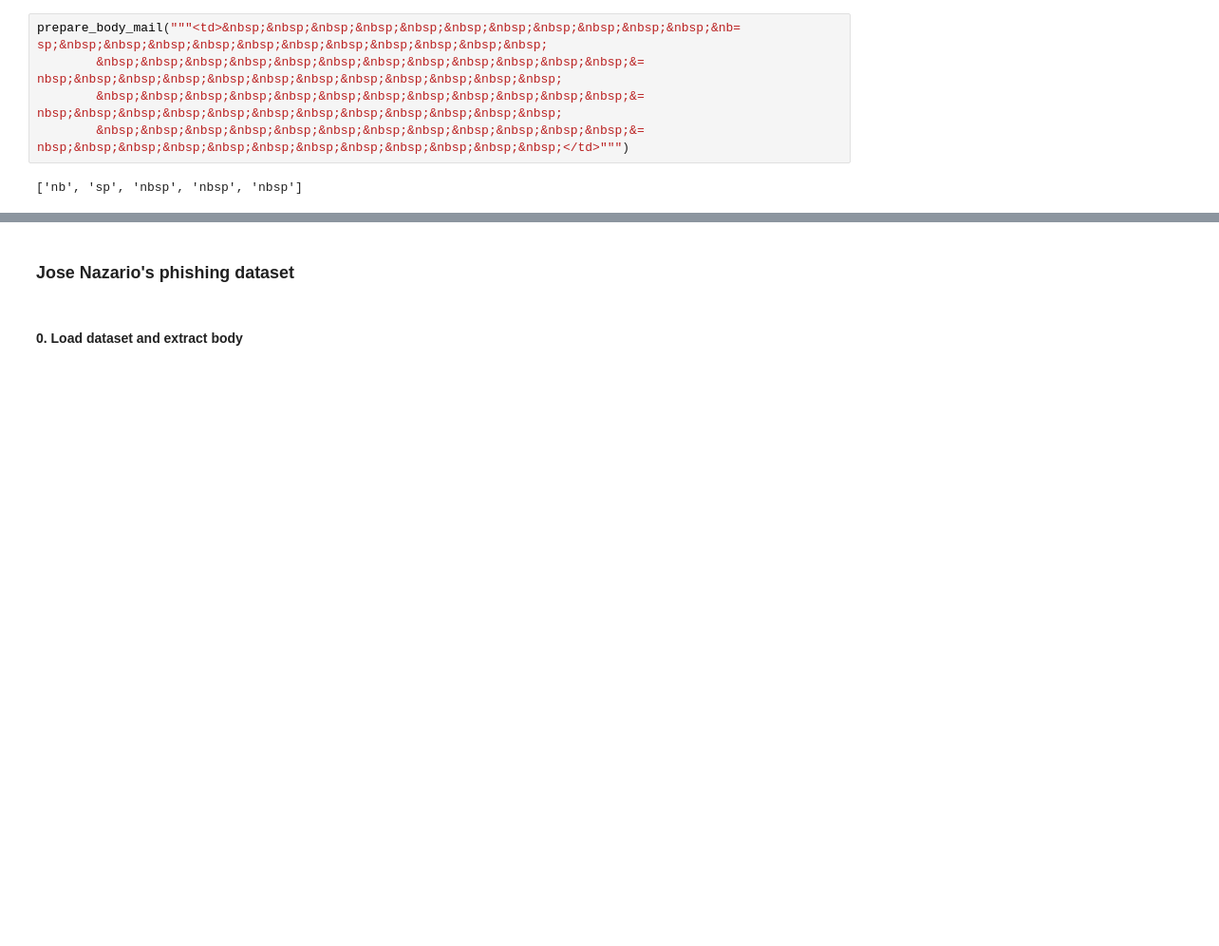
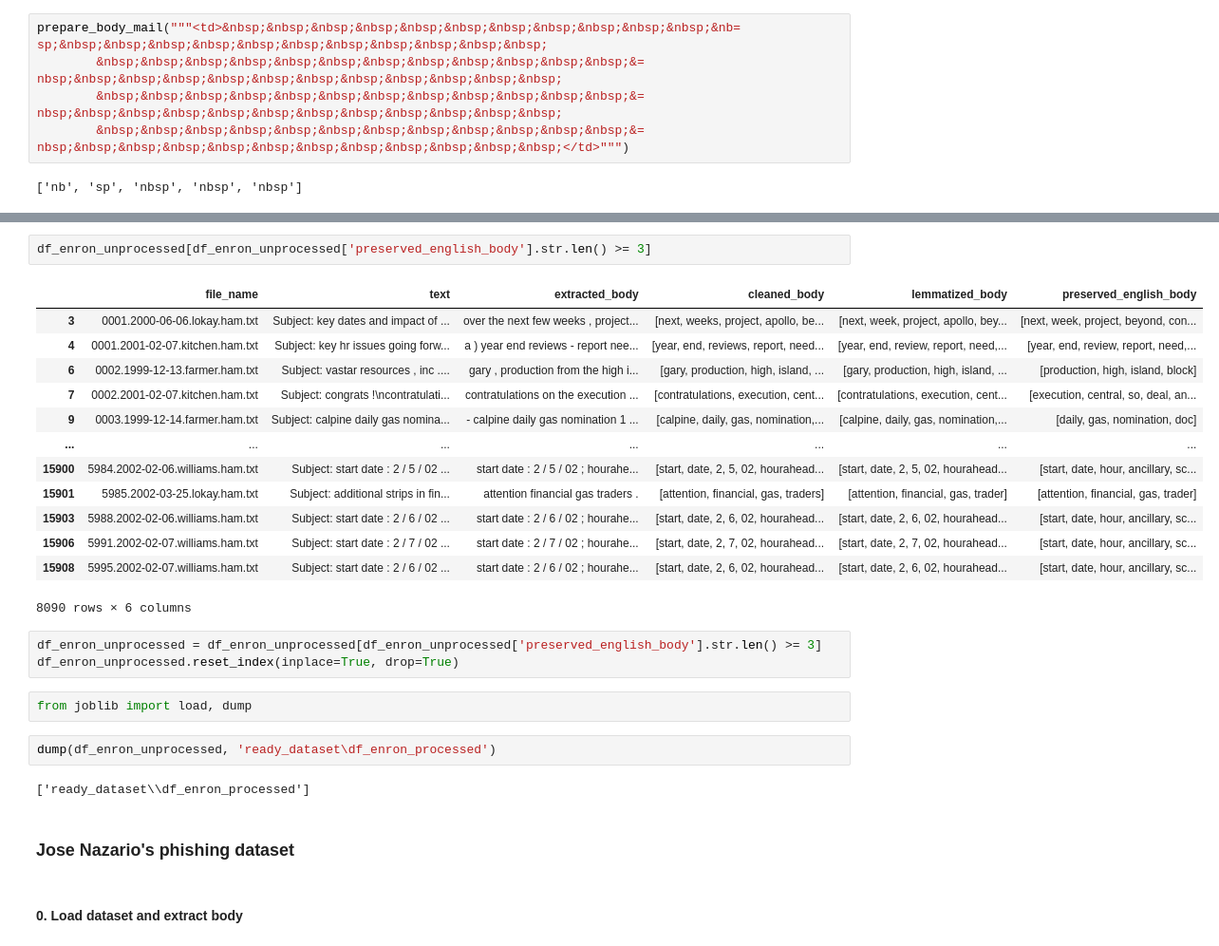
Before and after one commit to zxcvwrs/phishing-detection-DL-NLP, a Jupyter notebook: gcn_model.ipynb, the cells around one changed output, grey strips where cells are left out. Shown at 95% size. Cells and saved outputs as stored; diff of their text form; blank space fills up the shorter version.

```diff
--- a/gcn_model.ipynb
+++ b/gcn_model.ipynb
@@ -234,3 +286,28 @@ prepare_body_mail(df_enron_unprocessed['text'][2000])
+# %%
+df_enron_unprocessed[df_enron_unprocessed['preserved_english_body'].str.len() >= 3]
+# %% [output]
+|  | file_name | text | extracted_body | cleaned_body | lemmatized_body | preserved_english_body |
+| 3 | 0001.2000-06-06.lokay.ham.txt | Subject: key dates and impact of ... | over the next few weeks , project... | [next, weeks, project, apollo, be... | [next, week, project, apollo, bey... | [next, week, project, beyond, con... |
+| 4 | 0001.2001-02-07.kitchen.ham.txt | Subject: key hr issues going forw... | a ) year end reviews - report nee... | [year, end, reviews, report, need... | [year, end, review, report, need,... | [year, end, review, report, need,... |
+| 6 | 0002.1999-12-13.farmer.ham.txt | Subject: vastar resources , inc .... | gary , production from the high i... | [gary, production, high, island, ... | [gary, production, high, island, ... | [production, high, island, block] |
+| 7 | 0002.2001-02-07.kitchen.ham.txt | Subject: congrats !\ncontratulati... | contratulations on the execution ... | [contratulations, execution, cent... | [contratulations, execution, cent... | [execution, central, so, deal, an... |
+| 9 | 0003.1999-12-14.farmer.ham.txt | Subject: calpine daily gas nomina... | - calpine daily gas nomination 1 ... | [calpine, daily, gas, nomination,... | [calpine, daily, gas, nomination,... | [daily, gas, nomination, doc] |
+| ... | ... | ... | ... | ... | ... | ... |
+| 15900 | 5984.2002-02-06.williams.ham.txt | Subject: start date : 2 / 5 / 02 ... | start date : 2 / 5 / 02 ; hourahe... | [start, date, 2, 5, 02, hourahead... | [start, date, 2, 5, 02, hourahead... | [start, date, hour, ancillary, sc... |
+| 15901 | 5985.2002-03-25.lokay.ham.txt | Subject: additional strips in fin... | attention financial gas traders . | [attention, financial, gas, traders] | [attention, financial, gas, trader] | [attention, financial, gas, trader] |
+| 15903 | 5988.2002-02-06.williams.ham.txt | Subject: start date : 2 / 6 / 02 ... | start date : 2 / 6 / 02 ; hourahe... | [start, date, 2, 6, 02, hourahead... | [start, date, 2, 6, 02, hourahead... | [start, date, hour, ancillary, sc... |
+| 15906 | 5991.2002-02-07.williams.ham.txt | Subject: start date : 2 / 7 / 02 ... | start date : 2 / 7 / 02 ; hourahe... | [start, date, 2, 7, 02, hourahead... | [start, date, 2, 7, 02, hourahead... | [start, date, hour, ancillary, sc... |
+| 15908 | 5995.2002-02-07.williams.ham.txt | Subject: start date : 2 / 6 / 02 ... | start date : 2 / 6 / 02 ; hourahe... | [start, date, 2, 6, 02, hourahead... | [start, date, 2, 6, 02, hourahead... | [start, date, hour, ancillary, sc... |
+8090 rows × 6 columns
+# %%
+df_enron_unprocessed = df_enron_unprocessed[df_enron_unprocessed['preserved_english_body'].str.len() >= 3]
+df_enron_unprocessed.reset_index(inplace=True, drop=True)
+# %%
+from joblib import load, dump
+# %%
+dump(df_enron_unprocessed, 'ready_dataset\df_enron_processed')
+# %% [output]
+['ready_dataset\\df_enron_processed']
 # %% [markdown]
 ### Jose Nazario's phishing dataset
 # %% [markdown]
```
Also changed, not shown: parts of 29 cells of this notebook, 1 other file.
